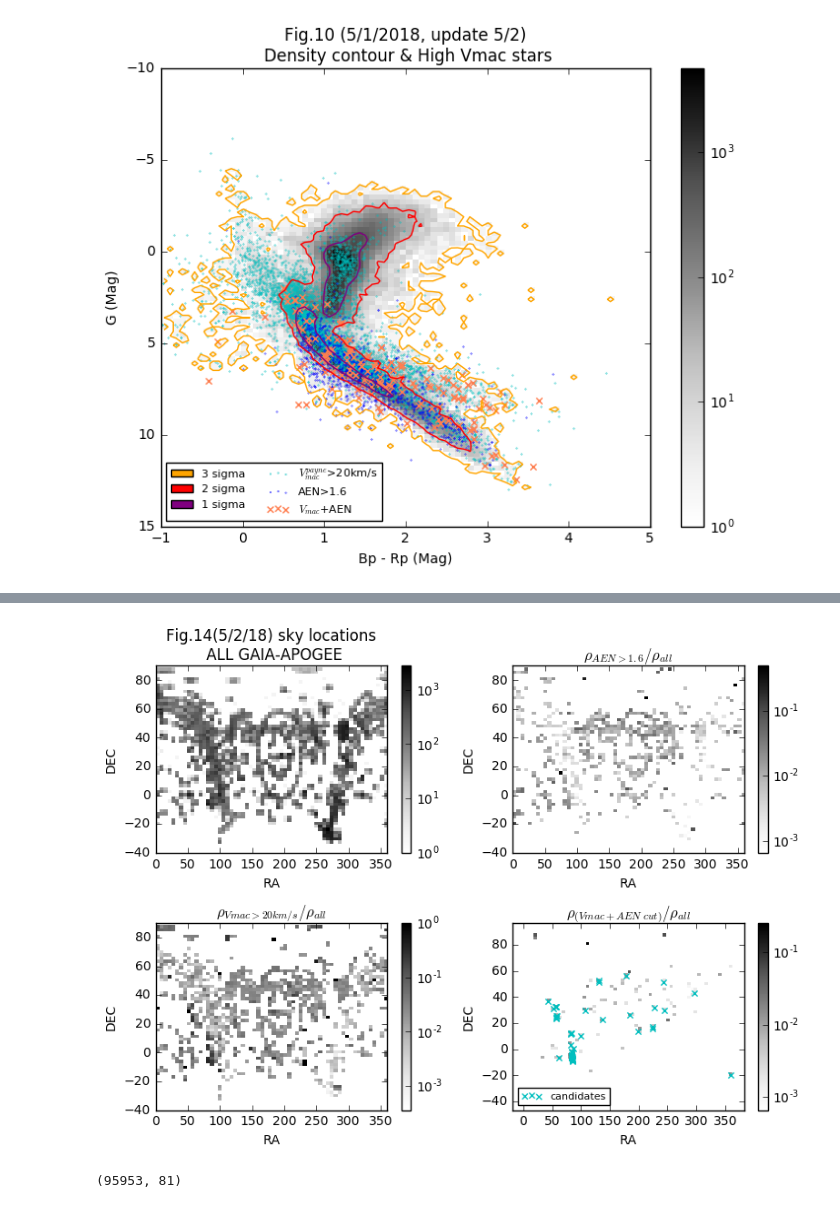
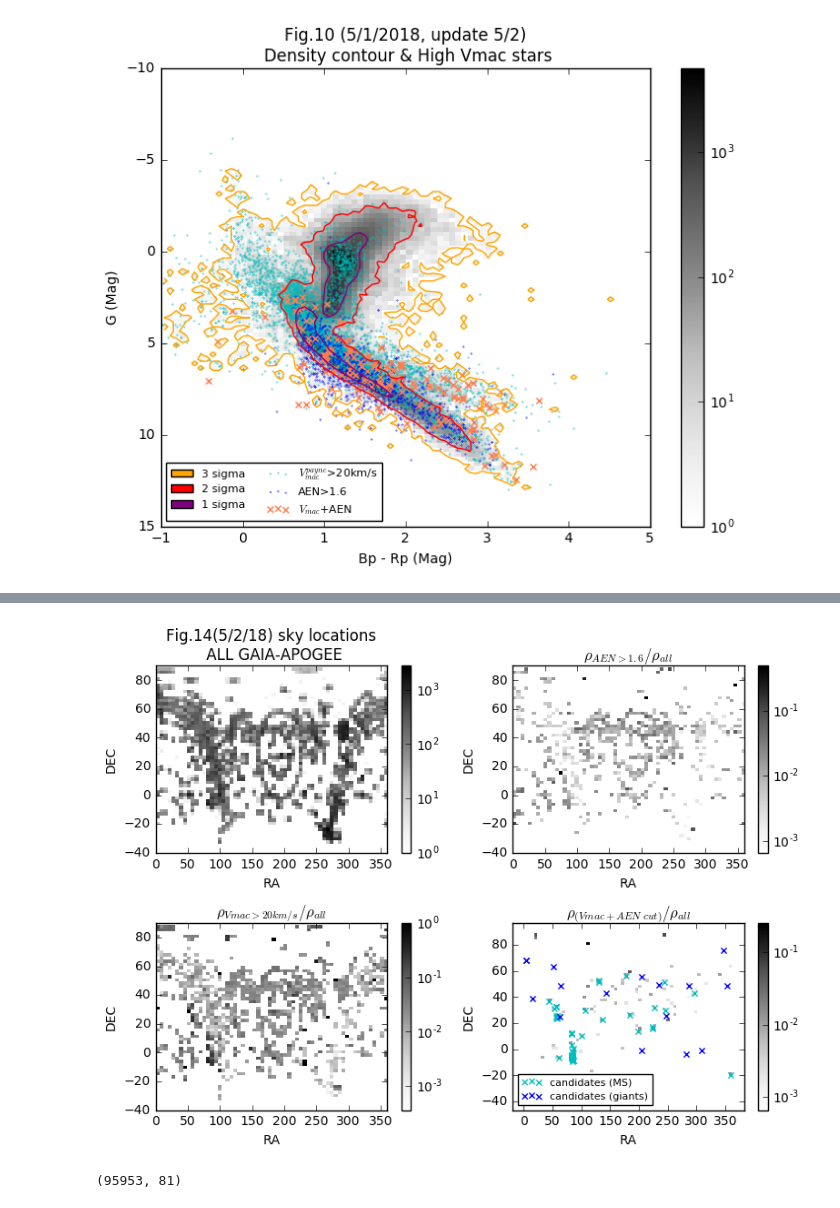
Before and after one commit to liuxx479/MW-BHs, a Jupyter notebook: plot-gaia-match.ipynb, the cells around one changed output, grey strips where cells are left out. Cells and saved outputs as stored; diff of their text form; code cells hidden in the pictures.

```diff
--- a/plot-gaia-match.ipynb
+++ b/plot-gaia-match.ipynb
@@ -418,6 +419,8 @@ iGcorr[isnan(Gcorr)]=99
 coords_pass = test_pass(zip(color_corr,  iGcorr)).astype(int)
 ################
 # %%
+cut_giants=( (4*color_corr-1) >Gcorr) & (Gcorr<4)
+# cut_giants = ( (4*color_corr+100) >Gcorr)
 f, ax =subplots(1,1,figsize=(6,4))
 # cb=ax.imshow(ihist.T, norm=mpl.colors.LogNorm(), cmap=mpl.cm.Greys,
 #           interpolation='nearest',aspect='auto',extent=(c0,c1,m0,m1),origin='lower')
@@ -429,10 +432,13 @@ ax.set_xlim(c0,c1)
 ax.set_ylim(m0,m1)
 proxy=[plt.Rectangle((0,0),1,1,ec=None, fc=icolor) for icolor in ('orange','red','purple')]
 
-ilabels=['3 sigma', '2 sigma', '1 sigma',  '$V_{mac}$+AEN']
+ilabels=['3 sigma', '2 sigma', '1 sigma',  '$V_{mac}$+AEN', 'AEN giants']
 p3=ax.scatter((Bcorr-Rcorr)[cut_AEN&cut_vmac&(coords_pass>0)],
               Gcorr[cut_AEN&cut_vmac&(coords_pass>0)],c='c',marker=u'x',edgecolors='face')
+p4=ax.scatter((Bcorr-Rcorr)[cut_AEN&cut_giants],
+              Gcorr[cut_AEN&cut_giants],c='b',marker=u'x',edgecolors='face')
 proxy.append(p3)
+proxy.append(p4)
 ax.legend(proxy, ilabels,loc=3,fontsize=8,ncol=2)
 
 ax.imshow(cells_pass.T, interpolation='nearest',aspect='auto',extent=(c0,c1,m0,m1),origin='lower',alpha=0.5)
@@ -450,6 +456,9 @@ sum(coords_pass), sum(cut_AEN&cut_vmac&(coords_pass>0))
 idx_selected = where(cut_AEN&cut_vmac&(coords_pass>0))[0]
 id_selected = hdulist[1].data['APOGEE_ID'][idx_apo][idx_selected]
 print len(unique(id_selected)), len(id_selected)
-savetxt('APOGEE_ID_AEN_VMAC_MAG_cut.txt',id_selected, fmt='%s')
+#savetxt('APOGEE_ID_AEN_VMAC_MAG_cut.txt',id_selected, fmt='%s')
+idx_selected_giants = where(cut_AEN&cut_giants)[0]
+id_selected_giants = hdulist[1].data['APOGEE_ID'][idx_apo][idx_selected_giants]
+print len(unique(id_selected_giants)), len(id_selected_giants)
 # %% [output]
 57 61
@@ -476,34 +477,37 @@ chararray(['2M02530816+3657562', '2M03291667+3116182', '2M03424086+3213347',
 # %%
 f, ((ax1,ax2),(ax3,ax4))=subplots(2,2,figsize=(8,6))
 
 ihist0, bin1, bin2 = histogram2d(ra_gaia,dec_gaia, range=((0,360),(-40,90)),bins=60)
 icb=ax1.imshow(ihist0.T, norm=mpl.colors.LogNorm(),cmap=mpl.cm.Greys,
            interpolation='nearest',origin='lower',extent=[0,360,-40,90],aspect='auto')
 f.colorbar(icb,ax=ax1)
 i=0
 for icut in (cut_AEN, cut_vmac, cut_vmac&cut_AEN):
-    ihist, bin1, bin2 = histogram2d(ra_gaia[icut], dec_gaia[icut], range=((0,360),(-40,90)),bins=60)
+    ihist_pos, bin1, bin2 = histogram2d(ra_gaia[icut], dec_gaia[icut], range=((0,360),(-40,90)),bins=60)
     iax=[ax2,ax3,ax4][i]
     i+=1
-    icb=iax.imshow(ihist.T/ihist0.T, norm=mpl.colors.LogNorm(),cmap=mpl.cm.Greys,interpolation='nearest'
+    icb=iax.imshow(ihist_pos.T/ihist0.T, norm=mpl.colors.LogNorm(),cmap=mpl.cm.Greys,interpolation='nearest'
               ,origin='lower',extent=[0,360,-40,90],aspect='auto')
     iax.set_ylabel('DEC')
     iax.set_xlabel('RA')
     f.colorbar(icb,ax=iax)
-ax4.scatter(ra_gaia[idx_selected], dec_gaia[idx_selected],marker=u'x',color='c',label='candidates')
+ax4.scatter(ra_gaia[idx_selected], dec_gaia[idx_selected],marker=u'x',
+            color='c',label='candidates (MS)')
+ax4.scatter(ra_gaia[idx_selected_giants], dec_gaia[idx_selected_giants],marker=u'x',
+            color='b',label='candidates (giants)')
 ax4.legend(frameon=1,fontsize=8,loc=3,)
 
 ax1.set_xlabel('RA')
 ax1.set_ylabel('DEC')
 ax1.set_title('Fig.14(5/2/18) sky locations\n ALL GAIA-APOGEE')
 ax2.set_title(r'$\rho_{AEN>%.1f}/ \rho_{all}$'%(AEN_min))
 ax3.set_title(r'$\rho_{Vmac>%ikm/s}/ \rho_{all}$'%(vmac_min))
 ax4.set_title(r'$\rho_{(Vmac+AEN\; cut)}/ \rho_{all}$')
 
 plt.tight_layout()
 show()
 # %% [output]
-[figure, old version]
+[figure, new version]
 # %%
 sum(VmacA==1), sum(VmacP==-999)
 # %% [output]
```
Also changed, not shown: parts of 10 cells of this notebook.
